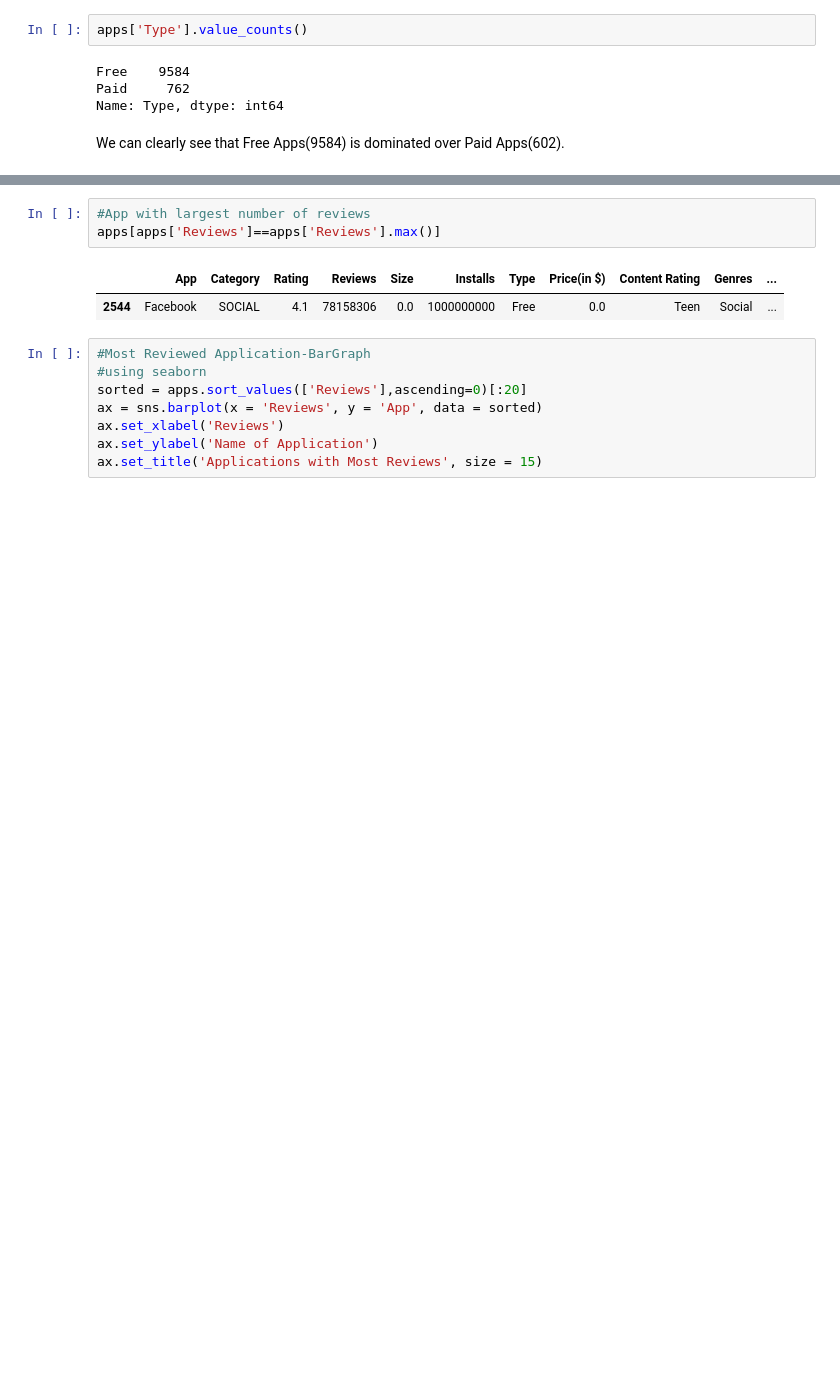
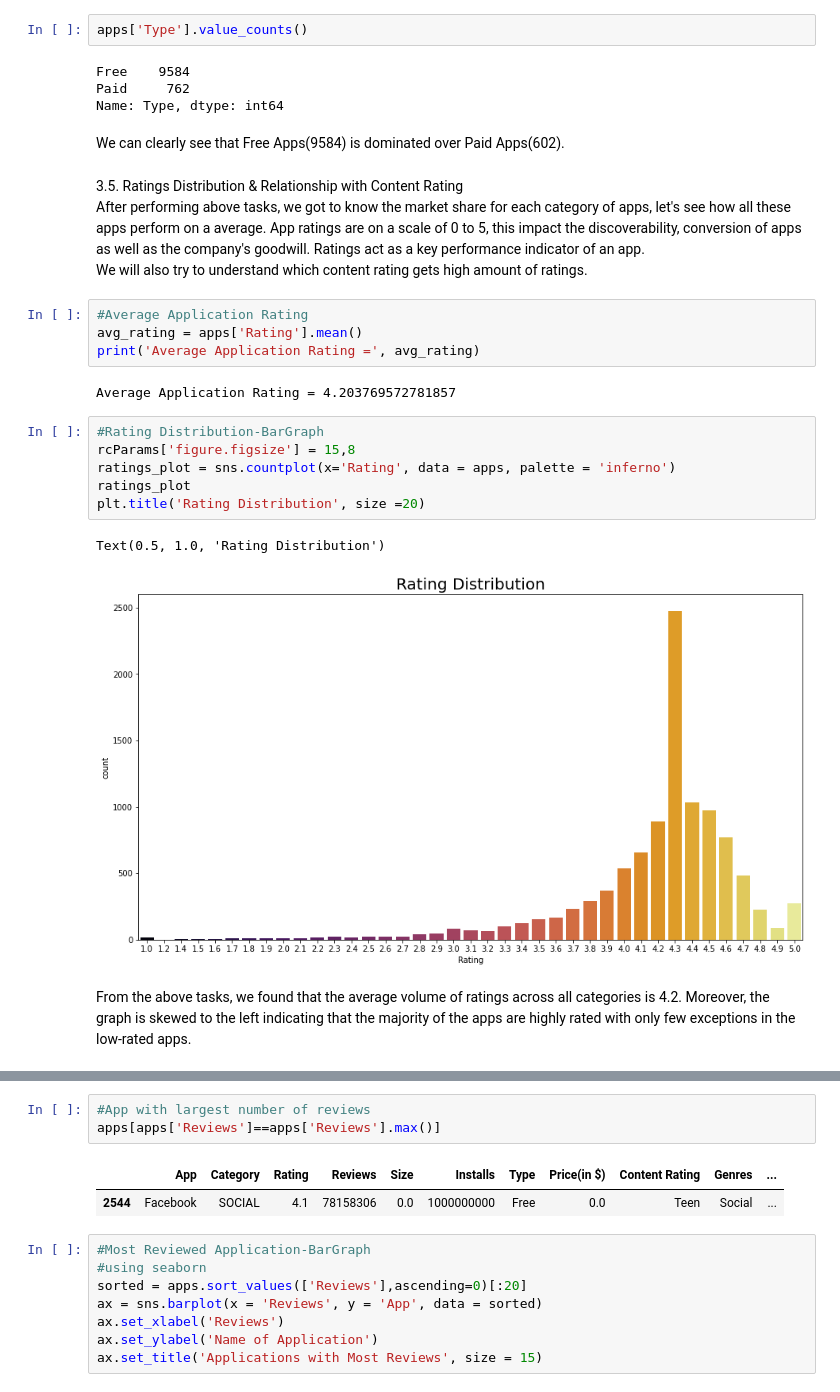
Before and after one commit to AkshatHotCode/playstoreappreview_eda, a Jupyter notebook: Akshat_Rajvanshi_Play_Store_App_Review_Analysis_Capstone_Project.ipynb, the cells around one changed output, grey strips where cells are left out. Saved outputs shown, nothing was run; the diff lists cells and outputs as text; blank space fills up the shorter version.

```diff
--- a/Akshat_Rajvanshi_Play_Store_App_Review_Analysis_Capstone_Project.ipynb
+++ b/Akshat_Rajvanshi_Play_Store_App_Review_Analysis_Capstone_Project.ipynb
@@ -374,3 +376,24 @@ Paid     762
 Name: Type, dtype: int64
 # %% [markdown]
 We can clearly see that Free Apps(9584) is dominated over Paid Apps(602).
+# %% [markdown]
+3.5. Ratings Distribution & Relationship with Content Rating\
+After performing above tasks, we got to know the market share for each category of apps, let's see how all these apps perform on a average. App ratings are on a scale of 0 to 5, this impact the discoverability, conversion of  apps as well as the company's goodwill. Ratings act as a key performance indicator of an app.\
+We will also try to understand which content rating gets high amount of ratings.
+# %%
+#Average Application Rating
+avg_rating = apps['Rating'].mean()
+print('Average Application Rating =', avg_rating)
+# %% [output]
+Average Application Rating = 4.203769572781857
+# %%
+#Rating Distribution-BarGraph
+rcParams['figure.figsize'] = 15,8
+ratings_plot = sns.countplot(x='Rating', data = apps, palette = 'inferno')
+ratings_plot
+plt.title('Rating Distribution', size =20)
+# %% [output]
+Text(0.5, 1.0, 'Rating Distribution')
+[figure, added]
+# %% [markdown]
+From the above tasks, we found that the average volume of ratings across all categories is 4.2. Moreover, the graph is skewed to the left indicating that the majority  of the apps are highly rated with only few exceptions in the low-rated apps.
```
Also changed, not shown: parts of 14 cells of this notebook.
